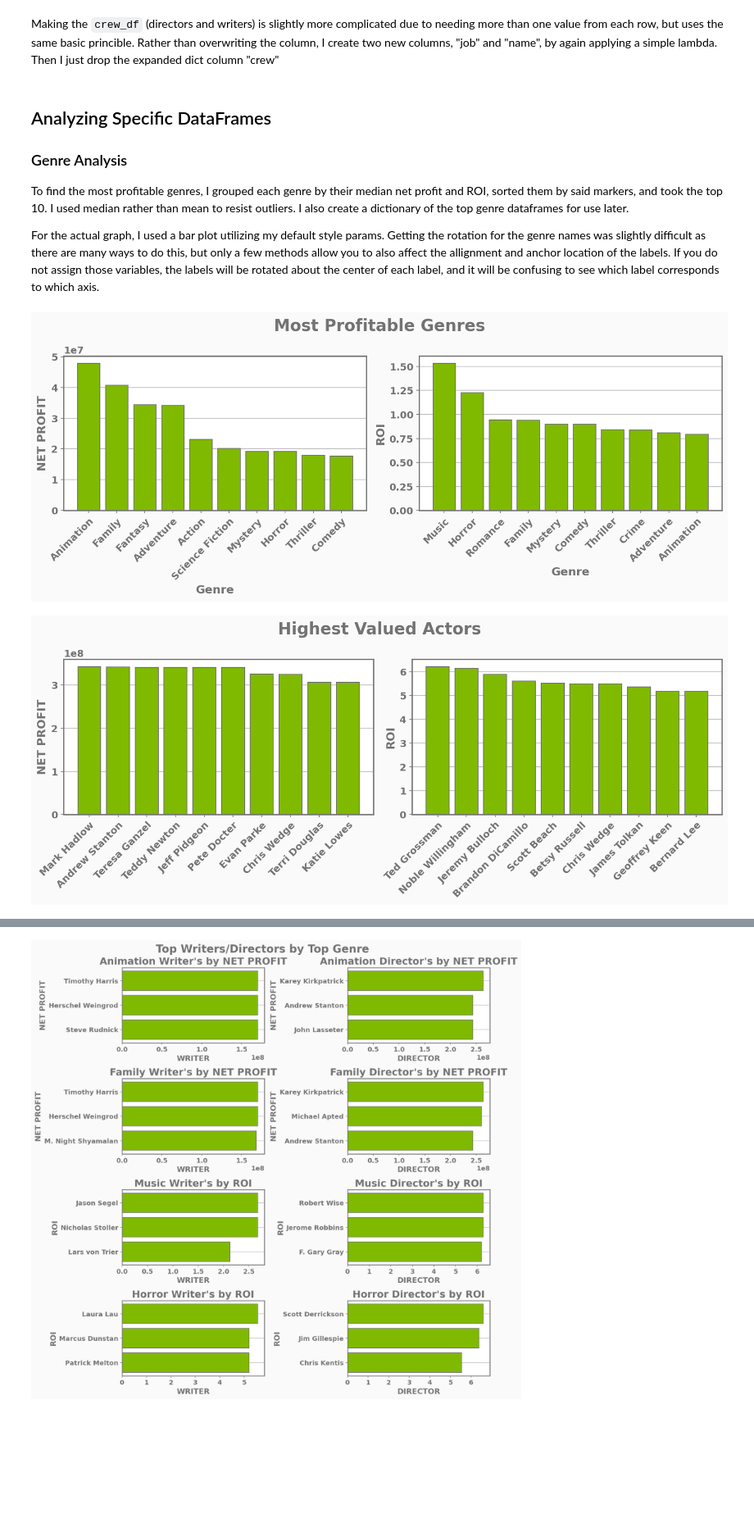
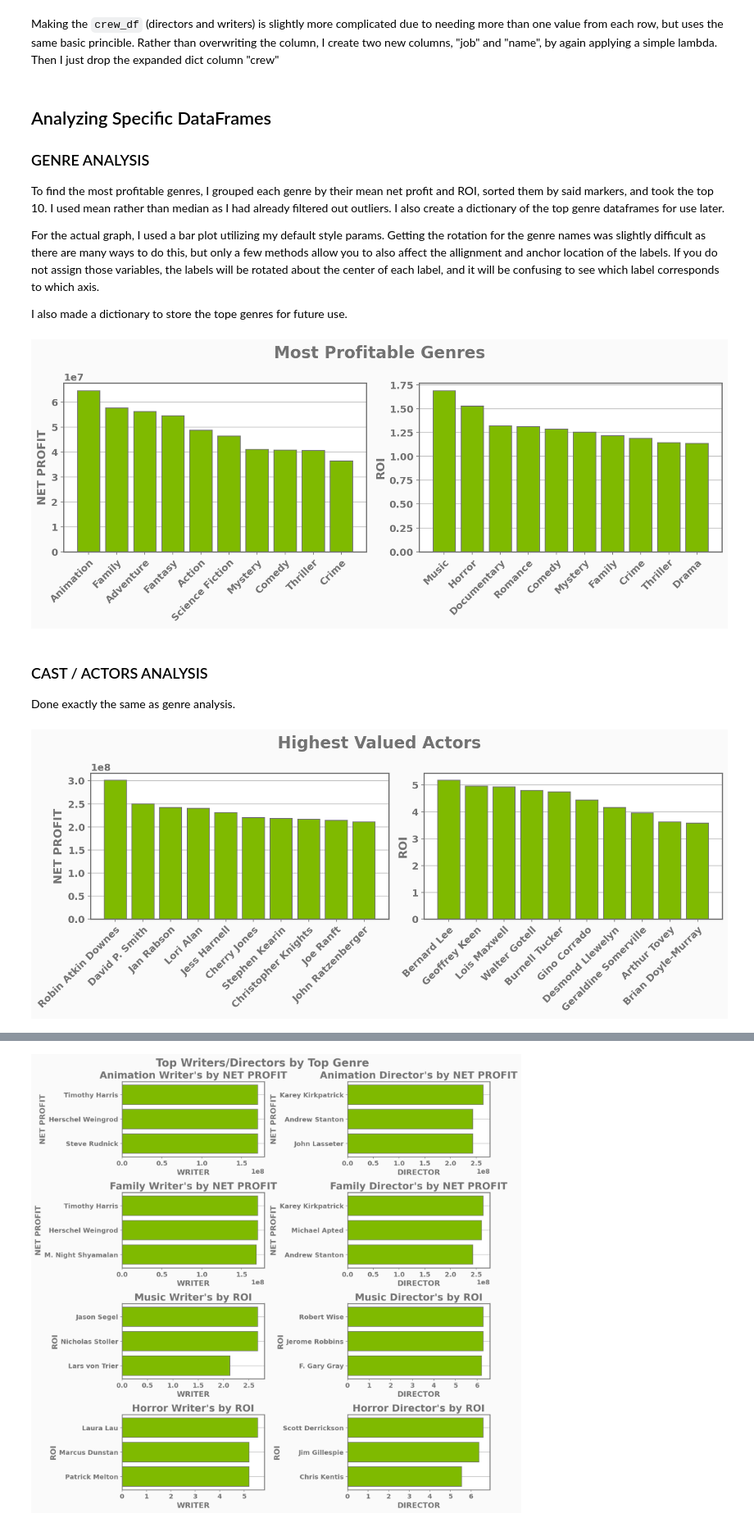
Before and after one commit to ACB-prgm/Phase1_Project, a Jupyter notebook: notebooks/student.ipynb, the cells around one changed output, grey strips where cells are left out. Shown at 82% size. Drawn from its saved outputs; the diff is of its cells as text; code cells hidden in the pictures; blank space fills up the shorter version.

```diff
--- a/notebooks/student.ipynb
+++ b/notebooks/student.ipynb
@@ -137,7 +137,7 @@ actors_df = expand_column(df, "cast").drop(columns=["genres", "crew"]).rename(co
 actors_df.actors = actors_df.actors.apply(lambda x: x.get("name"))
 
 known_actors = actors_df.actors.value_counts()
-known_actors = known_actors.index[known_actors > 3]
+known_actors = known_actors.index[known_actors > 5]
 
 actors_df = actors_df[actors_df.actors.isin(known_actors)]
 actors_df = remove_outliers(actors_df, columns=["net_profit", "ROI"])
@@ -158,41 +158,42 @@ crew_df = crew_df[crew_df.name.isin(known)]
 crew_df = remove_outliers(crew_df, columns=["net_profit", "ROI"])
 # %% [markdown]
 ## Analyzing Specific DataFrames
-### Genre Analysis
-To find the most profitable genres, I grouped each genre by their median net profit and ROI, sorted them by said markers, and took the top 10. I used median rather than mean to resist outliers. I also create a dictionary of the top genre dataframes for use later.
+### GENRE ANALYSIS
+To find the most profitable genres, I grouped each genre by their mean net profit and ROI, sorted them by said markers, and took the top 10. I used mean rather than median as I had already filtered out outliers. I also create a dictionary of the top genre dataframes for use later.
 
 For the actual graph, I used a bar plot utilizing my default style params. Getting the rotation for the genre names was slightly difficult as there are many ways to do this, but only a few methods allow you to also affect the allignment and anchor location of the labels. If you do not assign those variables, the labels will be rotated about the center of each label, and it will be confusing to see which label corresponds to which axis.
+
+I also made a dictionary to store the tope genres for future use.
 # %%
-# GENRE ANALYSIS
 fig, axs = plt.subplots(nrows=1, ncols=2, tight_layout=True, figsize=(12,5))
 fig.suptitle("Most Profitable Genres")
 
 top_genres = {}
 
 for idx, marker in enumerate(["net_profit", "ROI"]):
-    test = genres_df.groupby("genres").median().sort_values(marker, ascending=False)[:10]
+    test = genres_df.groupby("genres").mean().sort_values(marker, ascending=False)[:10]
     top_genres[marker] = test.index
     ax = axs[idx]
     ax.bar(test.index, height=test[marker])
-    # ax.tick_params(axis='x', rotation=45)
     ax.set_ylabel(marker.replace("_", " ").upper())
-    ax.set_xlabel("Genre")
     ax.set_xticks(ax.get_xticks()) # this prevents a warning caused by the following line.
     ax.set_xticklabels(test.index, rotation=45, ha='right', rotation_mode='anchor')
 # %% [output]
-[figure, old version]
+[figure, new version]
+# %% [markdown]
+### CAST / ACTORS ANALYSIS
+Done exactly the same as genre analysis.
 # %%
-# CAST/ACTORS ANALYSIS
 fig, axs = plt.subplots(nrows=1, ncols=2, tight_layout=True, figsize=(12,5))
 fig.suptitle("Highest Valued Actors")
 
 for idx, marker in enumerate(["net_profit", "ROI"]):
-    test = actors_df.groupby("actors").median().sort_values(marker, ascending=False)[:10]#.drop_duplicates(subset=marker)
+    test = actors_df.groupby("actors").mean().sort_values(marker, ascending=False)[:10]#.drop_duplicates(subset=marker)
 
     ax = axs[idx]
     ax.bar(test.index, height=test[marker])
     ax.set_xticks(ax.get_xticks()) # this prevents a warning caused by the following line.
     ax.set_xticklabels(test.index, rotation=45, ha='right', rotation_mode='anchor')
     ax.set_ylabel(marker.replace("_", " ").upper())
 # %% [output]
-[figure, old version]
+[figure, new version]
```
Also changed, not shown: parts of 6 cells of this notebook.
